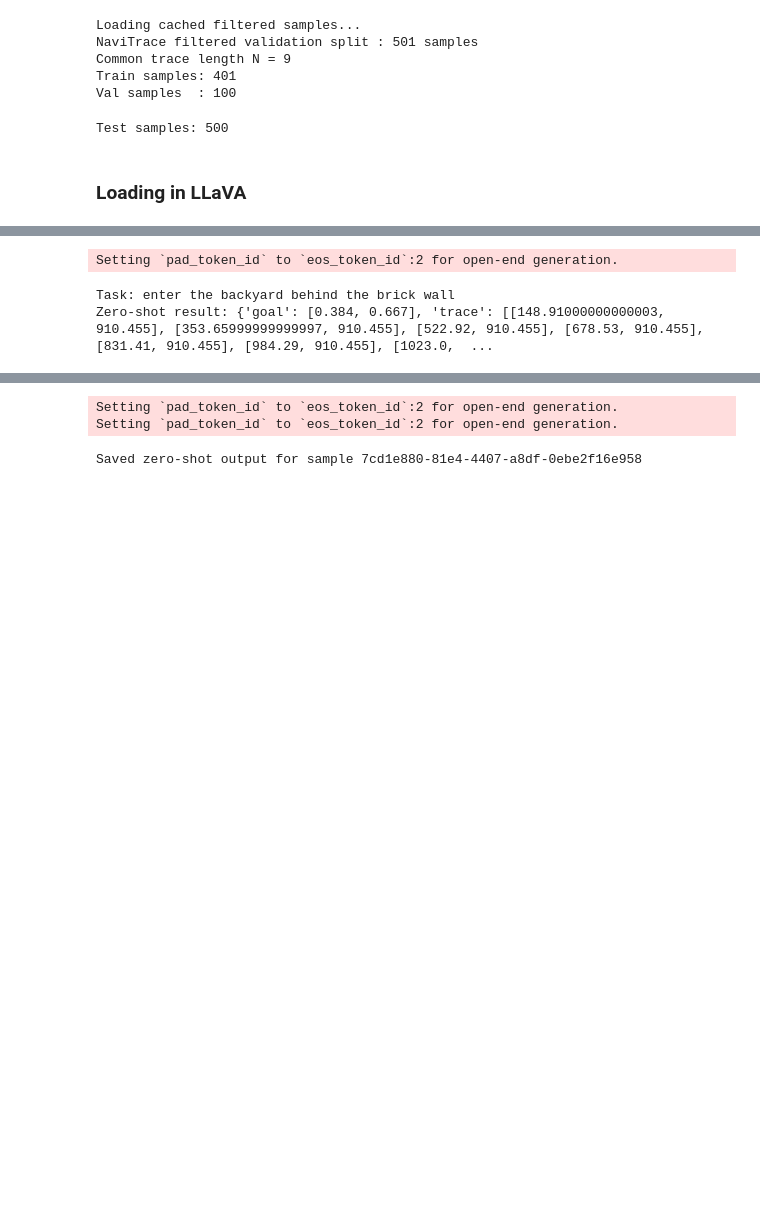
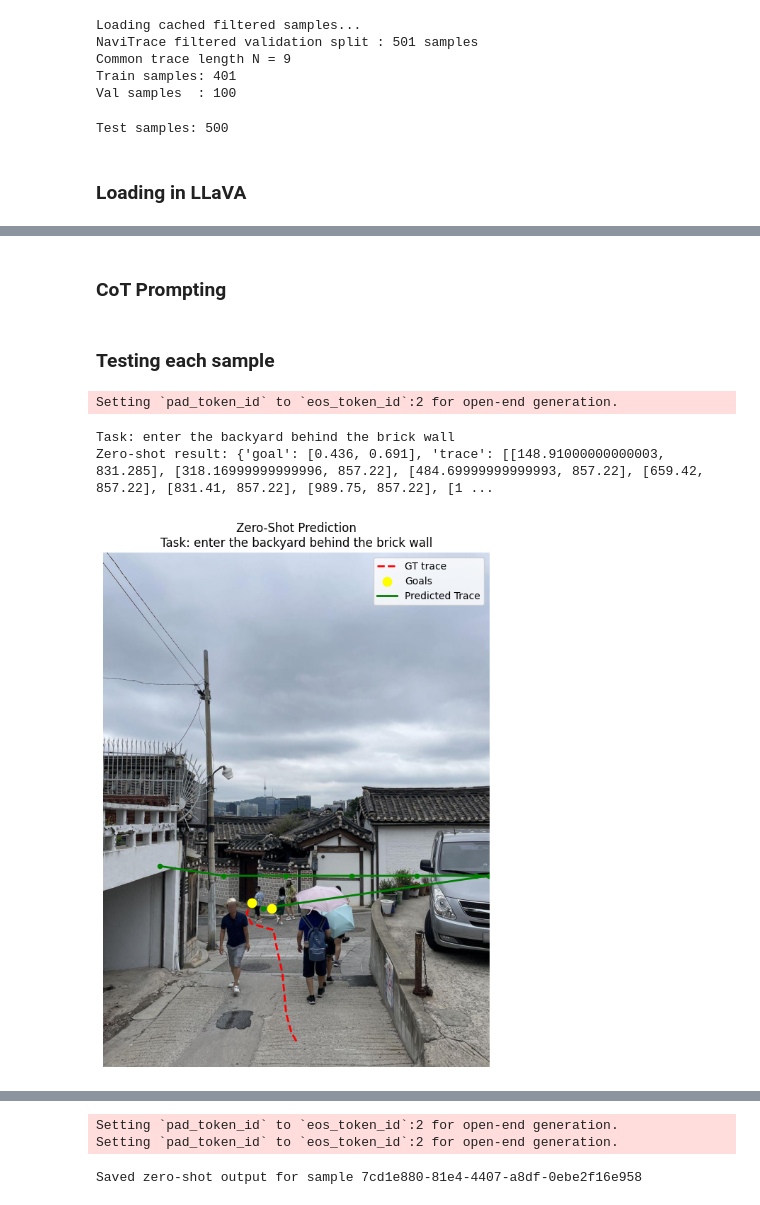
Before and after one commit to arif09/vln-project, a Jupyter notebook: notebooks/LLaVA_NaviTrace_Propmting.ipynb, the cells around one changed output, grey strips where cells are left out. Drawn from its saved outputs; the diff is of its cells as text; code cells hidden in the pictures; blank space fills up the shorter version.

Commit message:
LLaVA and Llama prompting

```diff
--- a/notebooks/LLaVA_NaviTrace_Propmting.ipynb
+++ b/notebooks/LLaVA_NaviTrace_Propmting.ipynb
@@ -263,15 +322,16 @@ def pred_padded_to_pixel(pred_normed, orig_w, orig_h):
 # %%
 ZERO_SHOT_PROMPT = (
     "You are a visual navigation model for the NaviTrace benchmark. "
-    "Given a scene image and a navigation instruction, predict a feasible 2D path "
-    "for a Legged robot as normalized waypoints in the padded-square image frame. "
+    "Given a scene image and a navigation instruction, predict a feasible 2D path for the "
+    "Legged Robot as normalized waypoints in the padded-square image frame. "
     "Return JSON only with keys 'goal' and 'trace'. "
-    "'goal' is the final destination [x, y]. "
-    "'trace' is an ordered list of [x, y] pairs, adll values in [0, 1]. "
-    "Do not add any explaintion"
+    "'goal' must be the last waypoint [x, y]. "
+    "'trace' must be an ordered list of [x, y] pairs with values in [0, 1]. "
+    "Do not add explanations."
 )
 
-def zero_shot_prompt(image, trace_points):
+
+def zero_shot_prompt(sample, trace_points):
     orig_image = sample["image"].convert("RGB")
     orig_w, orig_h = orig_image.size
     padded_image = pad_to_square(orig_image)
@@ -281,7 +341,7 @@ def zero_shot_prompt(image, trace_points):
         f"Task: {task}\n"
         f"Embodiment: Legged Robot\n"
         f"Output exactly {trace_points} waypoints.\n"
-        f"Predict the path as JSON only. "
+        f"Predict the path as JSON only."
     )
 
     conversation = [
@@ -297,7 +357,7 @@ def zero_shot_prompt(image, trace_points):
     prompt = processor.apply_chat_template(conversation, add_generation_prompt=True)
     inputs = processor(images=padded_image, text=prompt, return_tensors="pt").to(DEVICE)
 
-    output = model.generate(**inputs, max_new_tokens=CFG["max_new_tokens"], num_beams=CFG["generation_num_beams"])
+    output = model.generate(**inputs, max_new_tokens=CFG["max_new_tokens"], num_beams=CFG["generation_num_beams"], do_sample=False)
     raw = processor.decode(output[0], skip_special_tokens=True)
-    # print(raw[-500:])  # Print the last 500 chars of the raw output for debugging
+    # print(raw)  #for debugging
     return parse_trace_output(raw, orig_w, orig_h)
@@ -328,0 +364,2 @@ def parse_trace_output(raw, orig_w, orig_h):
+# %% [markdown]
+### CoT Prompting
@@ -329,12 +403,15 @@ def parse_trace_output(raw, orig_w, orig_h):
+# %% [markdown]
+### Testing each sample
 # %%
 # testing the zero-shot prompt on a few val samples before training any model
-for sample in val_samples:
-    print(f"\nTask: {sample['task']}")
+sample = val_samples[0]
+print(f"\nTask: {sample['task']}")
 
-    zs_result = zero_shot_prompt(sample, CFG["trace_points"])
-    print(f"Zero-shot result: {zs_result}")
-    break
+zs_result = zero_shot_prompt(sample, CFG["trace_points"])
+print(f"Zero-shot result: {zs_result}")
+visualize_trace_with_ground_truth(sample, zs_result, title="Zero-Shot Prediction")
 # %% [output]
 Setting `pad_token_id` to `eos_token_id`:2 for open-end generation.
 Task: enter the backyard behind the brick wall
-Zero-shot result: {'goal': [0.384, 0.667], 'trace': [[148.91000000000003, 910.455], [353.65999999999997, 910.455], [522.92, 910.455], [678.53, 910.455], [831.41, 910.455], [984.29, 910.455], [1023.0,  ...
+Zero-shot result: {'goal': [0.436, 0.691], 'trace': [[148.91000000000003, 831.285], [318.16999999999996, 857.22], [484.69999999999993, 857.22], [659.42, 857.22], [831.41, 857.22], [989.75, 857.22], [1 ...
+[figure, added]
```
Also changed, not shown: parts of 12 cells of this notebook, 1 other file.
